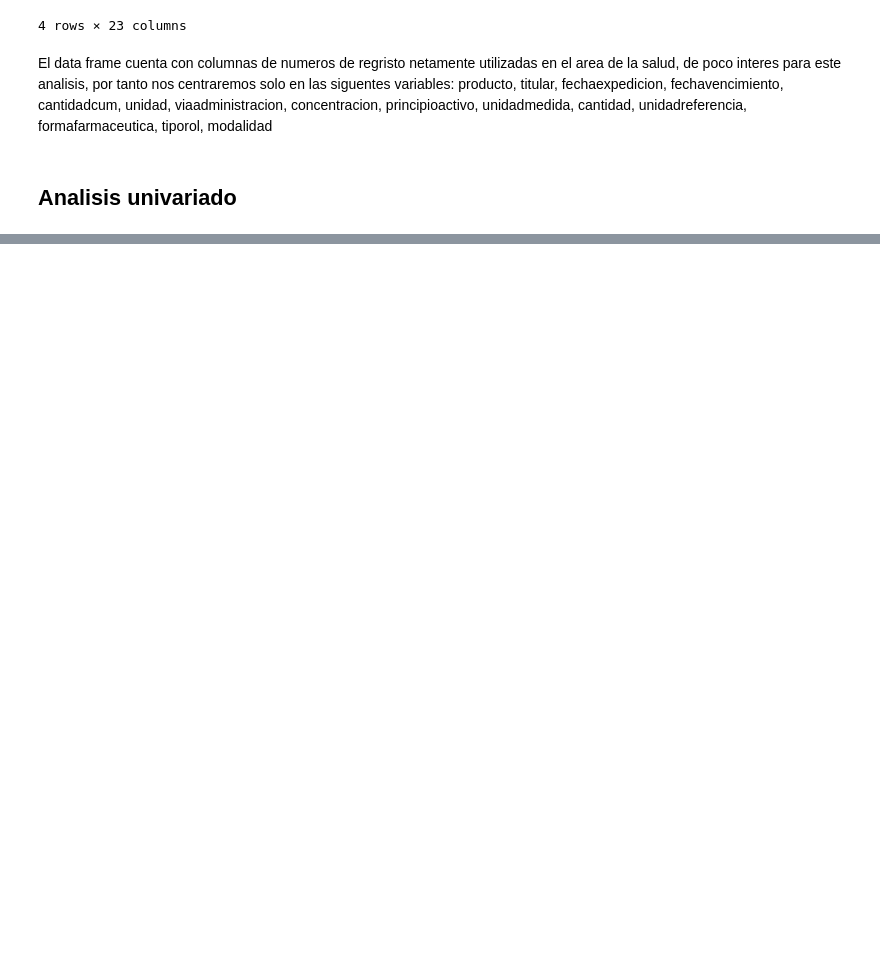
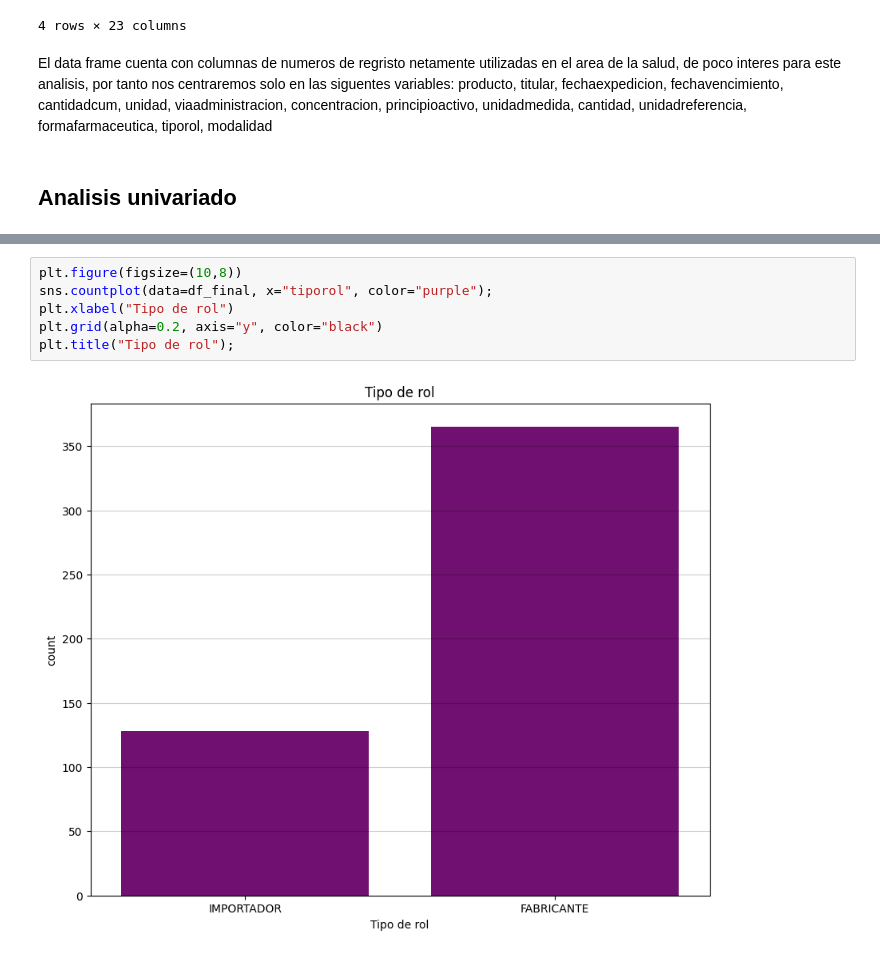
Before and after one commit to MiguelAngelCordoba/exploratory-data-analysis, a Jupyter notebook: Analisis_exploratorio.ipynb, the cells around one changed output, grey strips where cells are left out. Saved outputs shown, nothing was run; the diff lists cells and outputs as text; blank space fills up the shorter version.

```diff
--- a/Analisis_exploratorio.ipynb
+++ b/Analisis_exploratorio.ipynb
@@ -229,0 +236,8 @@ En este grafico podemos observar que la modalidad principal de distribucion de l
+# %%
+plt.figure(figsize=(10,8))
+sns.countplot(data=df_final, x="tiporol", color="purple");
+plt.xlabel("Tipo de rol")
+plt.grid(alpha=0.2, axis="y", color="black")
+plt.title("Tipo de rol");
+# %% [output]
+[figure, added]
```
Also changed, not shown: parts of 36 cells of this notebook, 1 other file.
